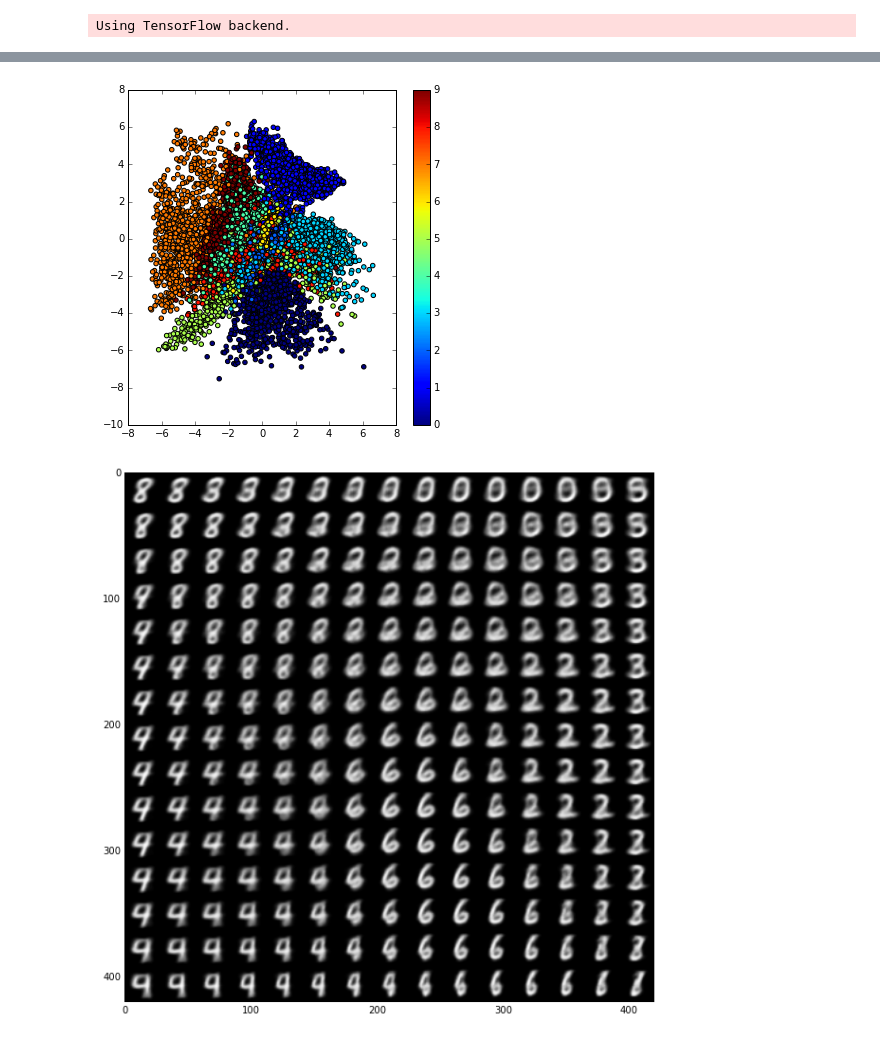
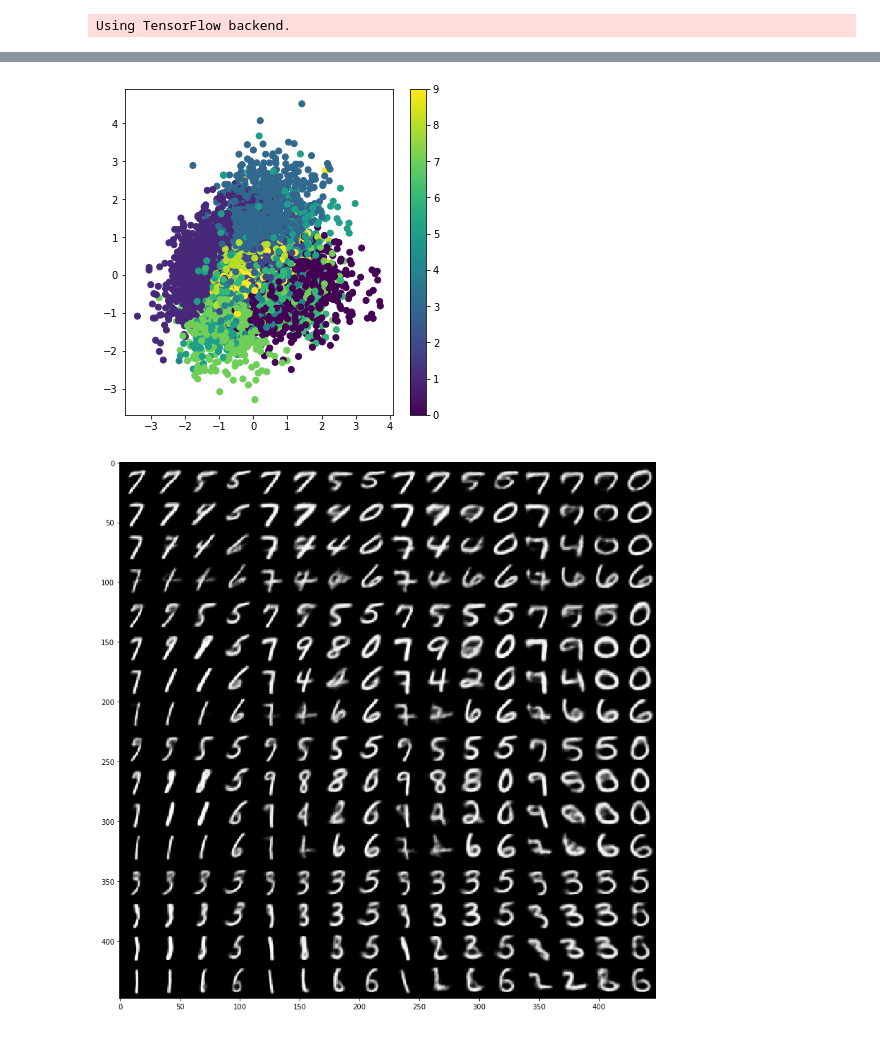
Before and after one commit to bjlkeng/bjlkeng.github.io, a Jupyter notebook: source/notebooks/variational-autoencoder.ipynb, the cells around one changed output, grey strips where cells are left out. Drawn from its saved outputs; the diff is of its cells as text; code cells hidden in the pictures.

```diff
--- a/source/notebooks/variational-autoencoder.ipynb
+++ b/source/notebooks/variational-autoencoder.ipynb
@@ -31,8 +31,8 @@ if K.image_data_format() == 'channels_first':
     original_img_size = (img_chns, img_rows, img_cols)
 else:
     original_img_size = (img_rows, img_cols, img_chns)
-latent_dim = 2
-intermediate_dim = 128
+latent_dim = 4
+intermediate_dim = 64
 epsilon_std = 1.0
 epochs = 10
 # %%
@@ -175,6 +186,4 @@ KeyboardInterrupt:
 # %%
-# build a model to project inputs on the latent space
-encoder = Model(x, z_mean)
 
 # display a 2D plot of the digit classes in the latent space
 x_test_encoded = encoder.predict(x_test, batch_size=batch_size)
@@ -194,28 +203,34 @@ _x_decoded_relu = decoder_deconv_3_upsamp(_deconv_2_decoded)
 _x_decoded_mean_squash = decoder_mean_squash(_x_decoded_relu)
 generator = Model(decoder_input, _x_decoded_mean_squash)
 # %% [output]
-[figure, old version]
+[figure, new version]
 # %%
 # display a 2D manifold of the digits
-n = 15  # figure with 15x15 digits
+n = 4  # figure with 15x15 digits
 digit_size = 28
-figure = np.zeros((digit_size * n, digit_size * n))
+figure = np.zeros((digit_size * n * n, digit_size * n * n))
 # linearly spaced coordinates on the unit square were transformed through the inverse CDF (ppf) of the Gaussian
 # to produce values of the latent variables z, since the prior of the latent space is Gaussian
 grid_x = norm.ppf(np.linspace(0.05, 0.95, n))
 grid_y = norm.ppf(np.linspace(0.05, 0.95, n))
+grid_xx = norm.ppf(np.linspace(0.05, 0.95, n))
+grid_yy = norm.ppf(np.linspace(0.05, 0.95, n))
 
 for i, yi in enumerate(grid_x):
     for j, xi in enumerate(grid_y):
-        z_sample = np.array([[xi, yi]])
-        z_sample = np.tile(z_sample, batch_size).reshape(batch_size, 2)
-        x_decoded = generator.predict(z_sample, batch_size=batch_size)
-        digit = x_decoded[0].reshape(digit_size, digit_size)
-        figure[i * digit_size: (i + 1) * digit_size,
-               j * digit_size: (j + 1) * digit_size] = digit
+        for ii, yii in enumerate(grid_xx):
+            for jj, xii in enumerate(grid_yy):
+                z_sample = np.array([[xi, yi, xii, yii]])
+                z_sample = np.tile(z_sample, batch_size).reshape(batch_size, 4)
+                x_decoded = generator.predict(z_sample, batch_size=batch_size)
+                digit = x_decoded[0].reshape(digit_size, digit_size)
 
-plt.figure(figsize=(10, 10))
+                x = (i * n + ii) * digit_size
+                y = (j * n + jj) * digit_size
+                figure[x:x + digit_size, y:y + digit_size] = digit
+
+plt.figure(figsize=(14, 14))
 plt.imshow(figure, cmap='Greys_r')
 plt.show()
 # %% [output]
-[figure, old version]
+[figure, new version]
```
Also changed, not shown: parts of 2 cells of this notebook, 2 other files.
